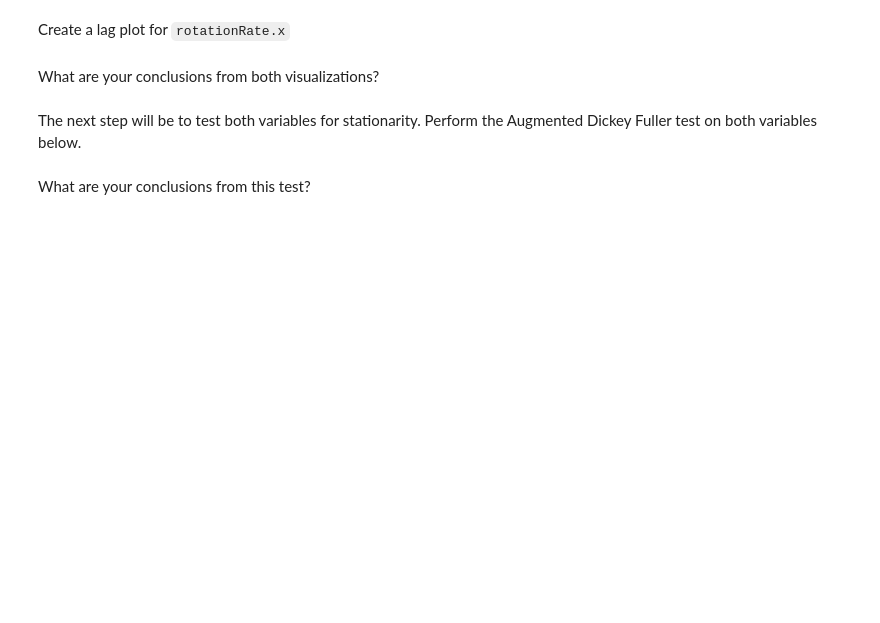
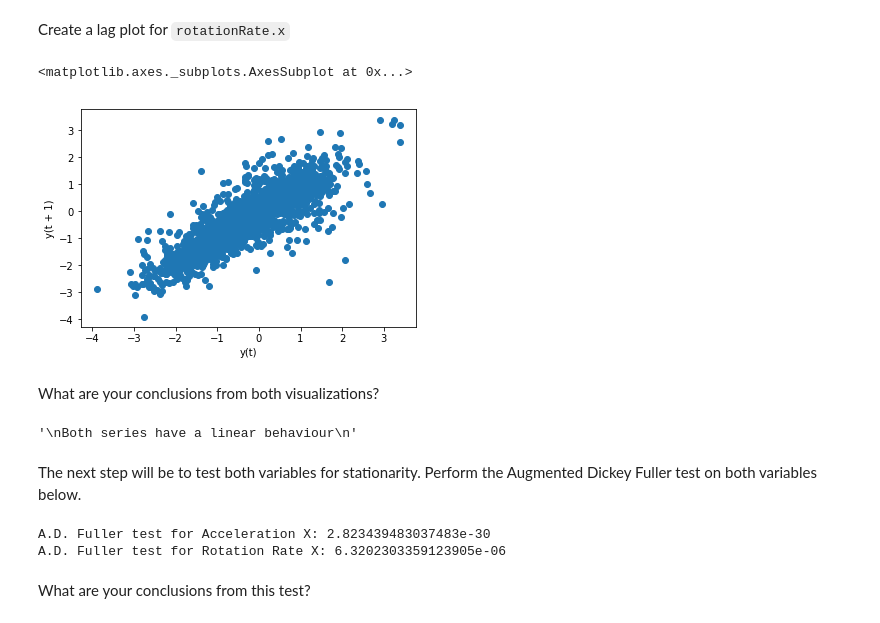
Before and after one commit to ironhack-datalabs/datamad0419, a Jupyter notebook: module-2/lab-time-series/your-code/main.ipynb, the cells around one changed output. Saved outputs shown, nothing was run; the diff lists cells and outputs as text; code cells hidden in the pictures; blank space fills up the shorter version.

```diff
--- a/module-2/lab-time-series/your-code/main.ipynb
+++ b/module-2/lab-time-series/your-code/main.ipynb
@@ -88,9 +117,19 @@ To model our data, we should look at a few assumptions. First, let's plot the `l
 Create a lag plot for `rotationRate.x`
 # %%
 # Your code here:
+
+lag_plot(sensor['rotationRate.x'])
+# %% [output]
+<matplotlib.axes._subplots.AxesSubplot at 0x...>
+[figure, added]
 # %% [markdown]
 What are your conclusions from both visualizations?
 # %%
 # Your conclusions here:
+'''
+Both series have a linear behaviour
+'''
+# %% [output]
+'\nBoth series have a linear behaviour\n'
 # %% [markdown]
 The next step will be to test both variables for stationarity. Perform the Augmented Dickey Fuller test on both variables below.
@@ -99,2 +136,11 @@ The next step will be to test both variables for stationarity. Perform the Augme
+# %%
+# Your code here:
+from statsmodels.tsa.stattools import adfuller
+
+print('A.D. Fuller test for Acceleration X: {}'.format(adfuller(sensor['userAcceleration.x'])[1]))
+print('A.D. Fuller test for Rotation Rate X: {}'.format(adfuller(sensor['rotationRate.x'])[1]))
+# %% [output]
+A.D. Fuller test for Acceleration X: 2.823439483037483e-30
+A.D. Fuller test for Rotation Rate X: 6.3202303359123905e-06
 # %% [markdown]
 What are your conclusions from this test?
```
Also changed, not shown: parts of 14 cells of this notebook.
